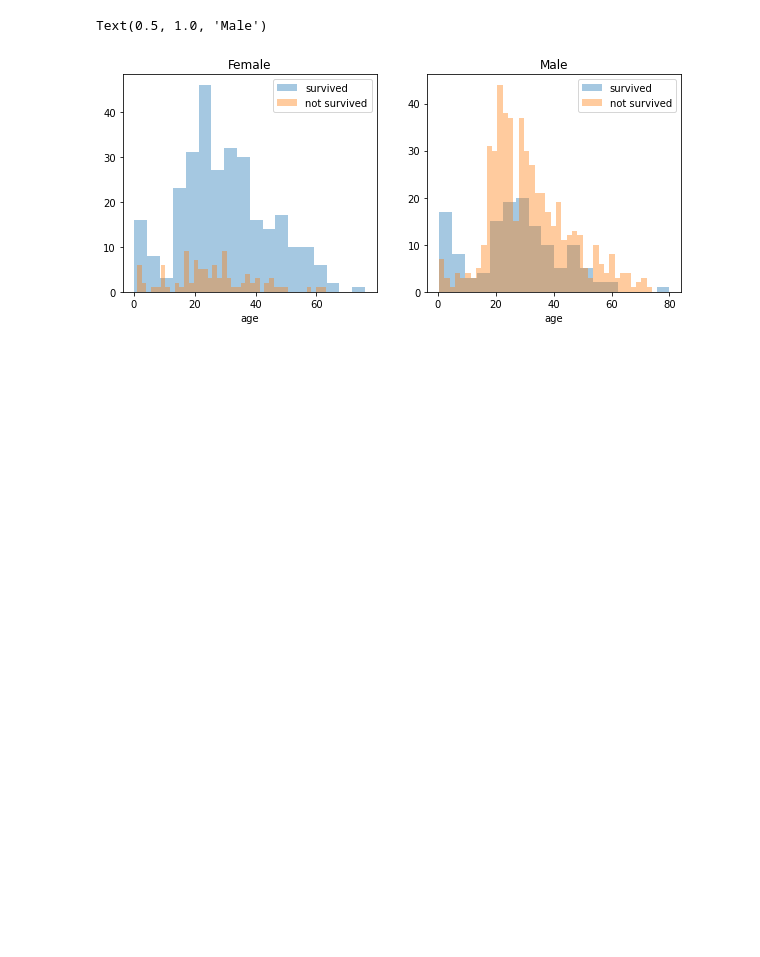
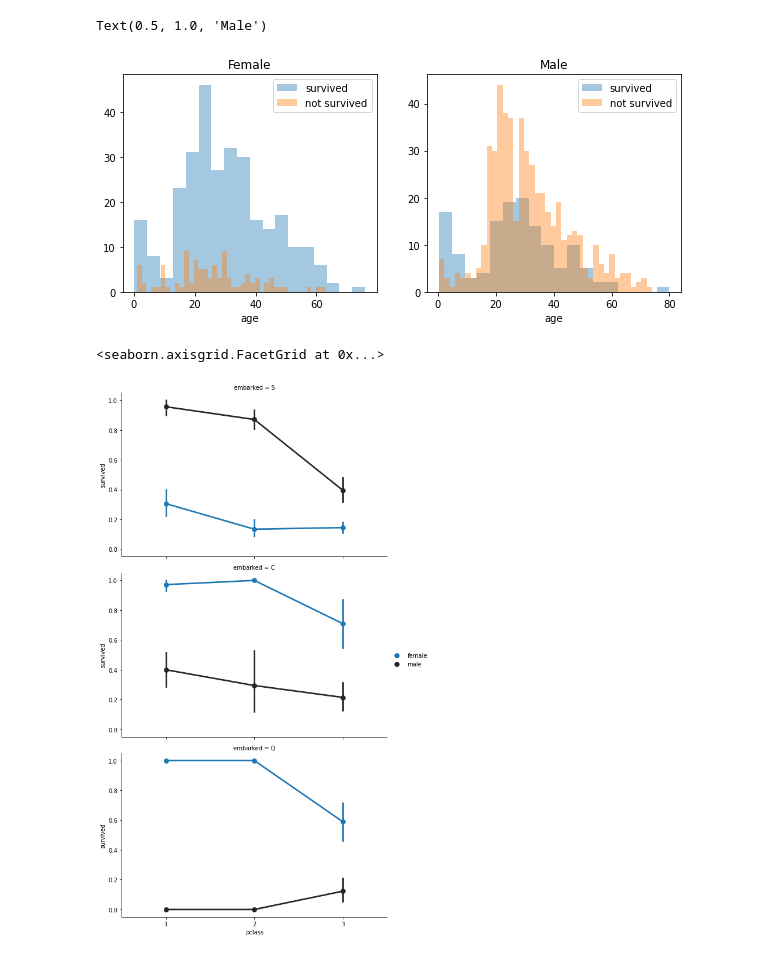
Before and after one commit to taixz/UIT_DataMinning, a Jupyter notebook: lab1/titanic.ipynb, the cells around one changed output. Cells and saved outputs as stored; diff of their text form; code cells hidden in the pictures; blank space fills up the shorter version.

```diff
--- a/lab1/titanic.ipynb
+++ b/lab1/titanic.ipynb
@@ -103,5 +103,12 @@ ax.set_title('Male')
 # %% [output]
 Text(0.5, 1.0, 'Male')
 [figure]
+# %%
+fg = sns.FacetGrid(df, row='embarked', height=4.5, aspect=1.6)
+fg.map(sns.pointplot, 'pclass', 'survived', 'sex')
+fg.add_legend()
+# %% [output]
+<seaborn.axisgrid.FacetGrid at 0x...>
+[figure, added]
 # %%
 # %% [output]
```
Also changed, not shown: parts of 1 cell of this notebook, 1 other file.
